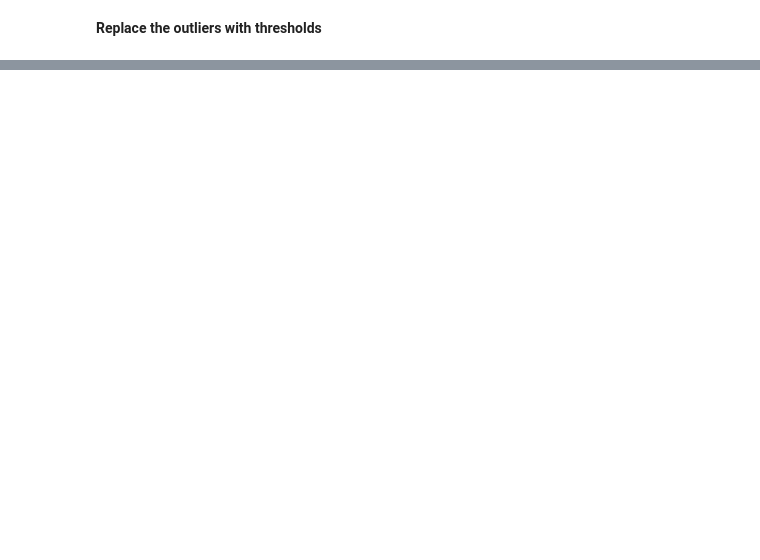
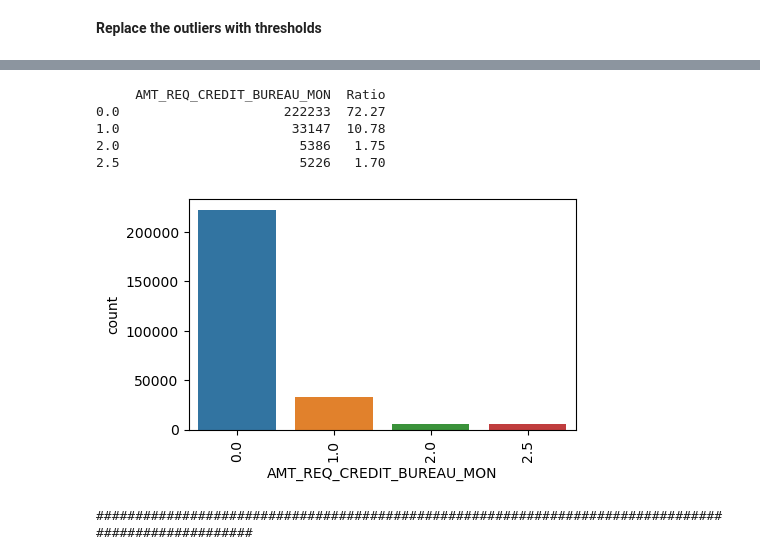
Before and after one commit to SedatParlak/credit-fraud-detection, a Jupyter notebook: credit-fraud-detection.ipynb, the cells around one changed output, grey strips where cells are left out. Cells and saved outputs as stored; diff of their text form; code cells hidden in the pictures; blank space fills up the shorter version.

```diff
--- a/credit-fraud-detection.ipynb
+++ b/credit-fraud-detection.ipynb
@@ -404,0 +526,12 @@ df[num_cols].corr()
+# %%
+# Fill the missing AMT_REQ_CREDIT_BUREAU_MON values with mode (0)
+cat_summary(df, 'AMT_REQ_CREDIT_BUREAU_MON', True)
+df.loc[df['AMT_REQ_CREDIT_BUREAU_MON'].isnull(), 'AMT_REQ_CREDIT_BUREAU_MON'] = 0
+# %% [output]
+     AMT_REQ_CREDIT_BUREAU_MON  Ratio
+0.0                     222233  72.27
+1.0                      33147  10.78
+2.0                       5386   1.75
+2.5                       5226   1.70
+[figure, added]
+####################################################################################################
```
Also changed, not shown: parts of 76 cells of this notebook.
